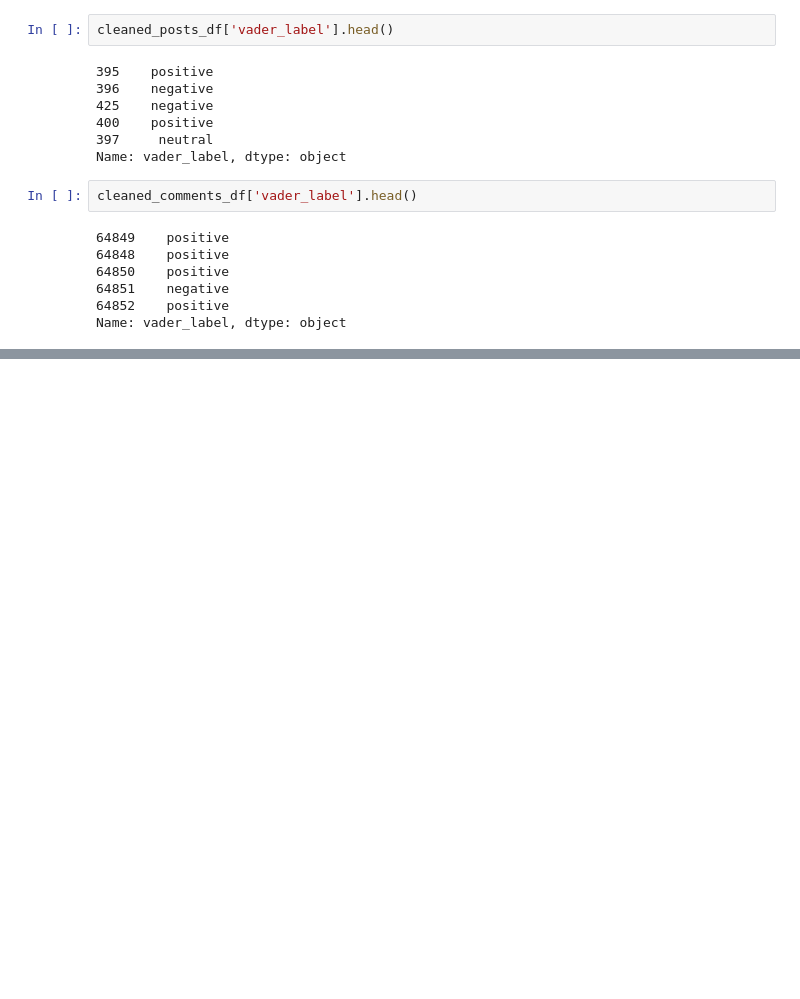
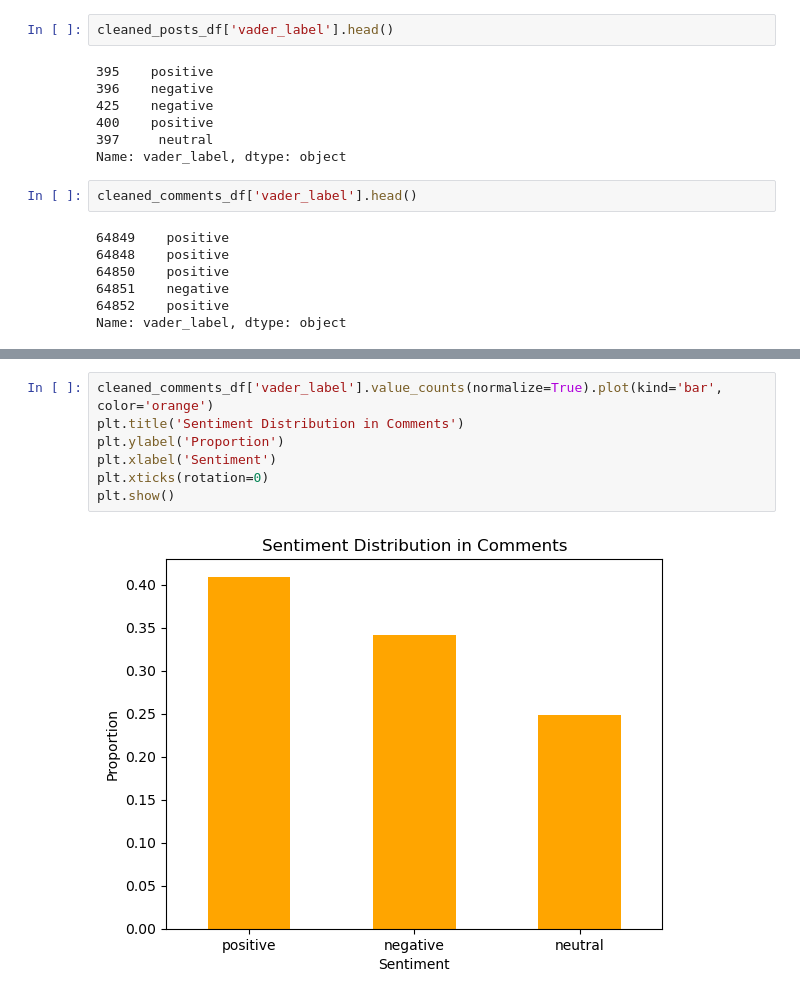
Before and after one commit to mtrmizzy/real-time-sentiment-dashboard, a Jupyter notebook: src/EDA-ModelNotebook.ipynb, the cells around one changed output, grey strips where cells are left out. Drawn from its saved outputs; the diff is of its cells as text; blank space fills up the shorter version.

```diff
--- a/src/EDA-ModelNotebook.ipynb
+++ b/src/EDA-ModelNotebook.ipynb
@@ -591,0 +614,9 @@ Name: vader_label, dtype: object
+# %%
+cleaned_comments_df['vader_label'].value_counts(normalize=True).plot(kind='bar', color='orange')
+plt.title('Sentiment Distribution in Comments')
+plt.ylabel('Proportion')
+plt.xlabel('Sentiment')
+plt.xticks(rotation=0)
+plt.show()
+# %% [output]
+[figure, added]
```
Also changed, not shown: parts of 35 cells of this notebook, 2 other files.
